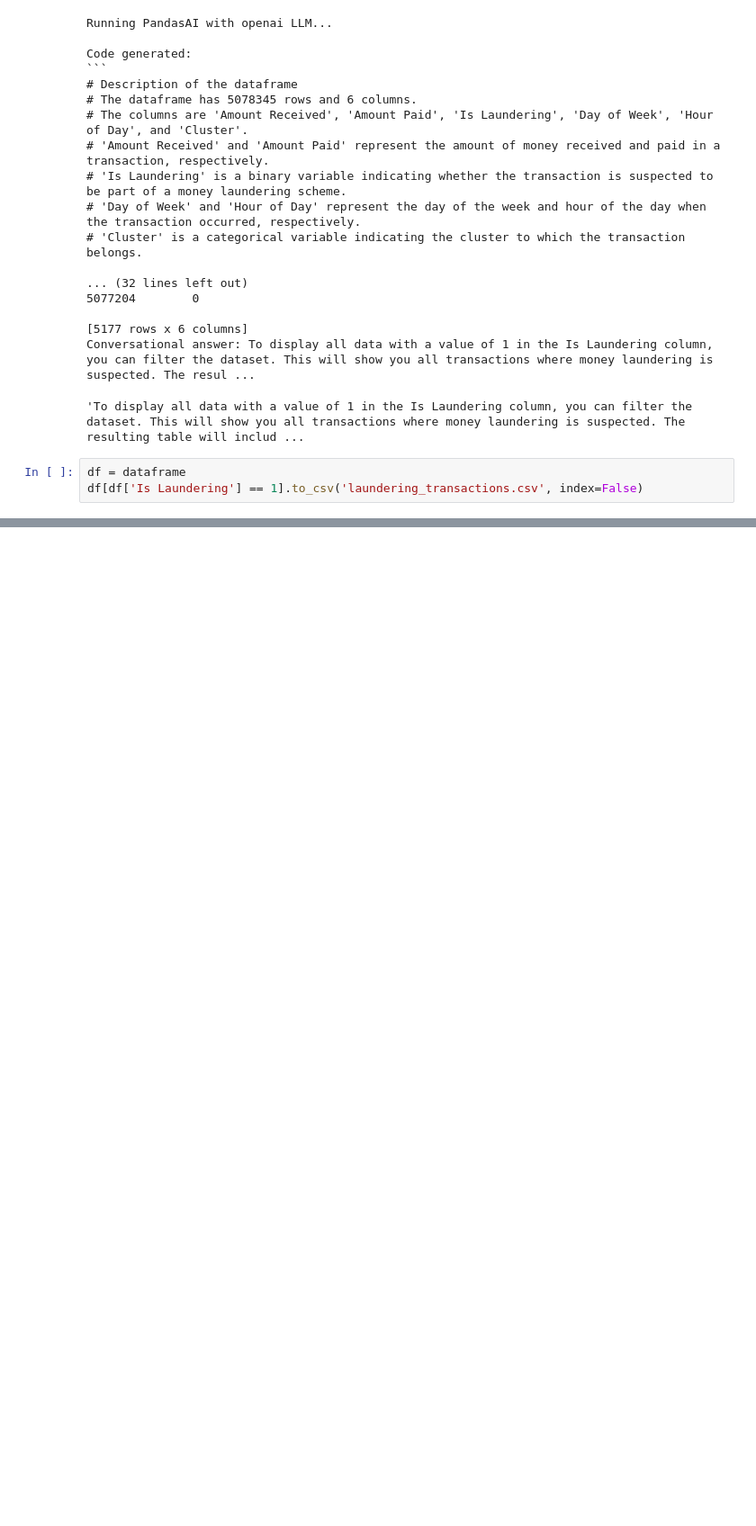
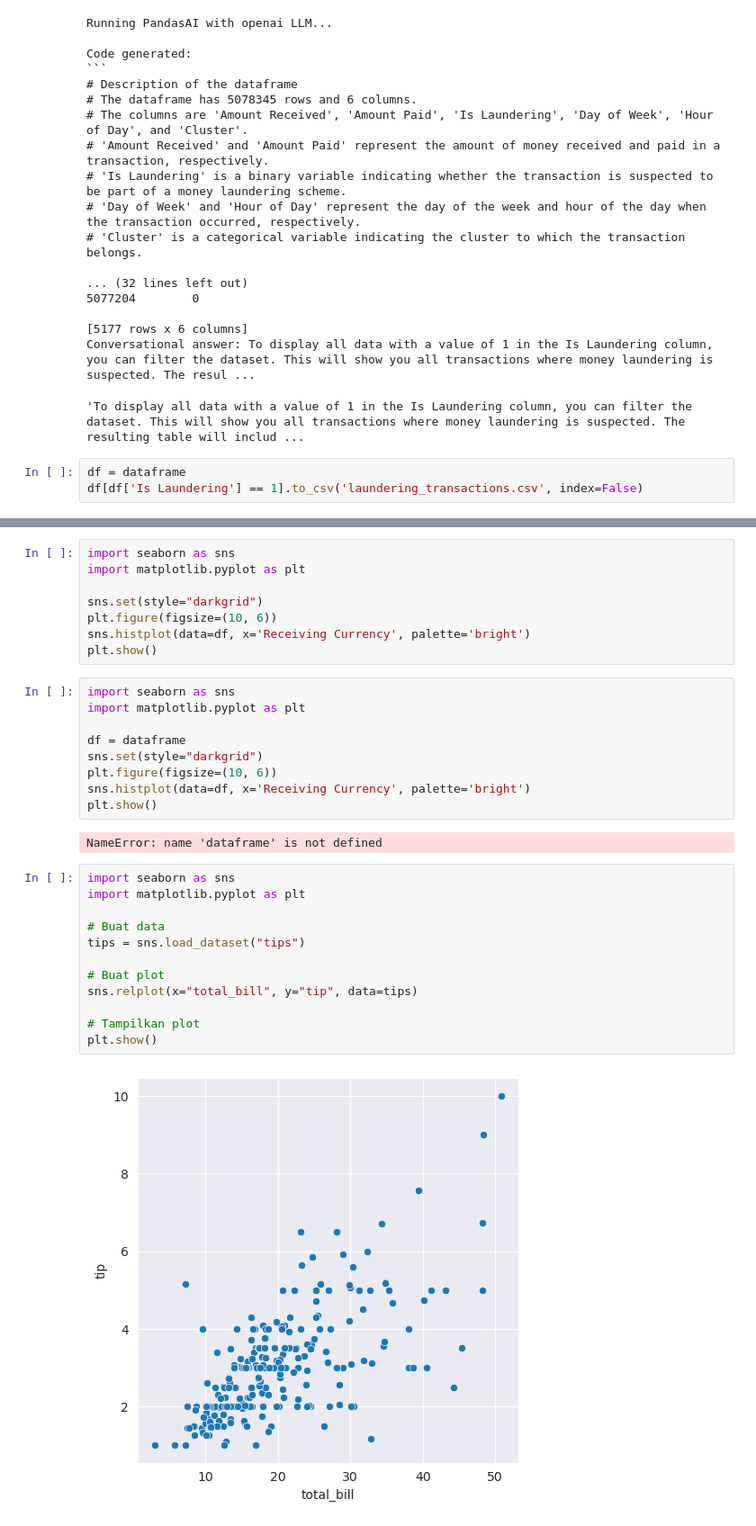
Before and after one commit to code4indo/pandas-ai, a Jupyter notebook: demo.ipynb, the cells around one changed output, grey strips where cells are left out. Shown at 90% size. Drawn from its saved outputs; the diff is of its cells as text; blank space fills up the shorter version.

```diff
--- a/demo.ipynb
+++ b/demo.ipynb
@@ -350,0 +365,33 @@ df[df['Is Laundering'] == 1].to_csv('laundering_transactions.csv', index=False)
+# %%
+import seaborn as sns
+import matplotlib.pyplot as plt
+
+sns.set(style="darkgrid")
+plt.figure(figsize=(10, 6))
+sns.histplot(data=df, x='Receiving Currency', palette='bright')
+plt.show()
+# %%
+import seaborn as sns
+import matplotlib.pyplot as plt
+
+df = dataframe
+sns.set(style="darkgrid")
+plt.figure(figsize=(10, 6))
+sns.histplot(data=df, x='Receiving Currency', palette='bright')
+plt.show()
+# %% [output]
+NameError: name 'dataframe' is not defined
+# %%
+import seaborn as sns
+import matplotlib.pyplot as plt
+
+# Buat data
+tips = sns.load_dataset("tips")
+
+# Buat plot
+sns.relplot(x="total_bill", y="tip", data=tips)
+
+# Tampilkan plot
+plt.show()
+# %% [output]
+[figure, added]
```
Also changed, not shown: parts of 12 cells of this notebook, 5 other files.
